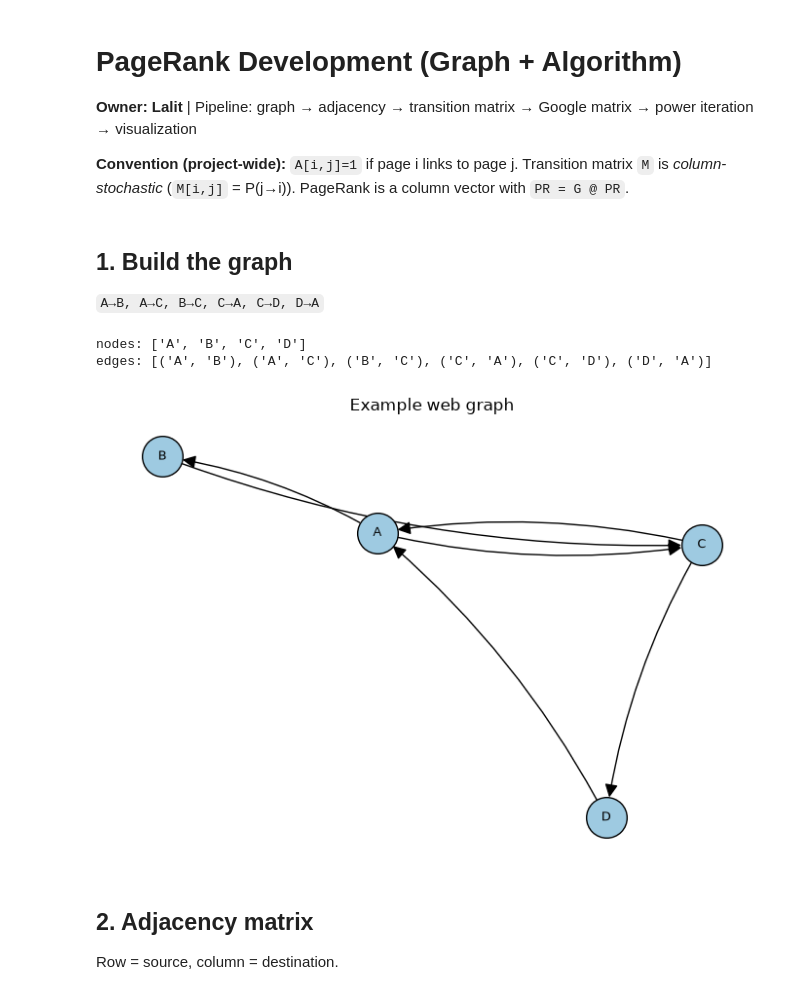
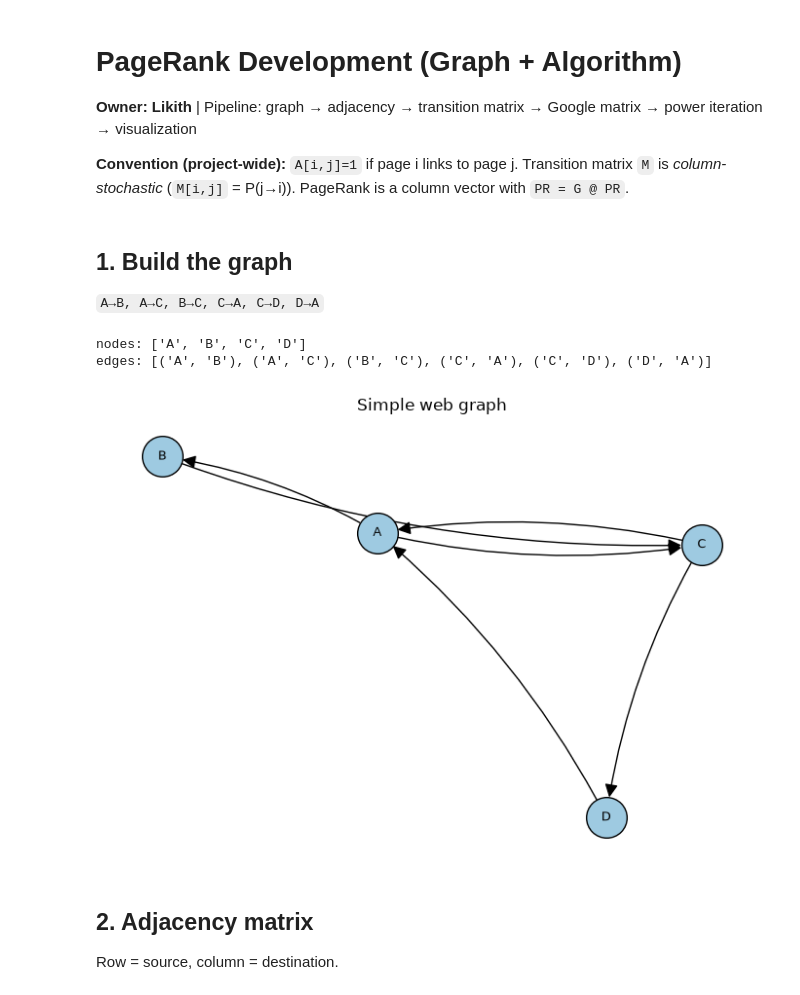
Before and after one commit to likithb-dev/matrix-eigenvalues-pagerank, a Jupyter notebook: notebooks/pagerank_development.ipynb, the cells around one changed output. Drawn from its saved outputs; the diff is of its cells as text; code cells hidden in the pictures.

```diff
--- a/notebooks/pagerank_development.ipynb
+++ b/notebooks/pagerank_development.ipynb
@@ -1,6 +1,6 @@
 # %% [markdown]
 # PageRank Development (Graph + Algorithm)
-**Owner: Lalit** | Pipeline: graph → adjacency → transition matrix → Google matrix → power iteration → visualization
+**Owner: Likith** | Pipeline: graph → adjacency → transition matrix → Google matrix → power iteration → visualization
 
 **Convention (project-wide):** `A[i,j]=1` if page i links to page j. Transition matrix `M` is *column-stochastic* (`M[i,j]` = P(j→i)). PageRank is a column vector with `PR = G @ PR`.
 # %%
@@ -17,13 +17,13 @@ np.set_printoptions(precision=4, suppress=True)
 # %%
 G = example_graph()
 A, nodes = adjacency_matrix(G)
 print('nodes:', nodes)
 print('edges:', list(G.edges()))
-fig = draw_graph(G, title='Example web graph')
+fig = draw_graph(G, title='Simple web graph')
 # %% [output]
 nodes: ['A', 'B', 'C', 'D']
 edges: [('A', 'B'), ('A', 'C'), ('B', 'C'), ('C', 'A'), ('C', 'D'), ('D', 'A')]
-[figure, old version]
+[figure, new version]
 # %% [markdown]
 ## 2. Adjacency matrix
 Row = source, column = destination.
```
